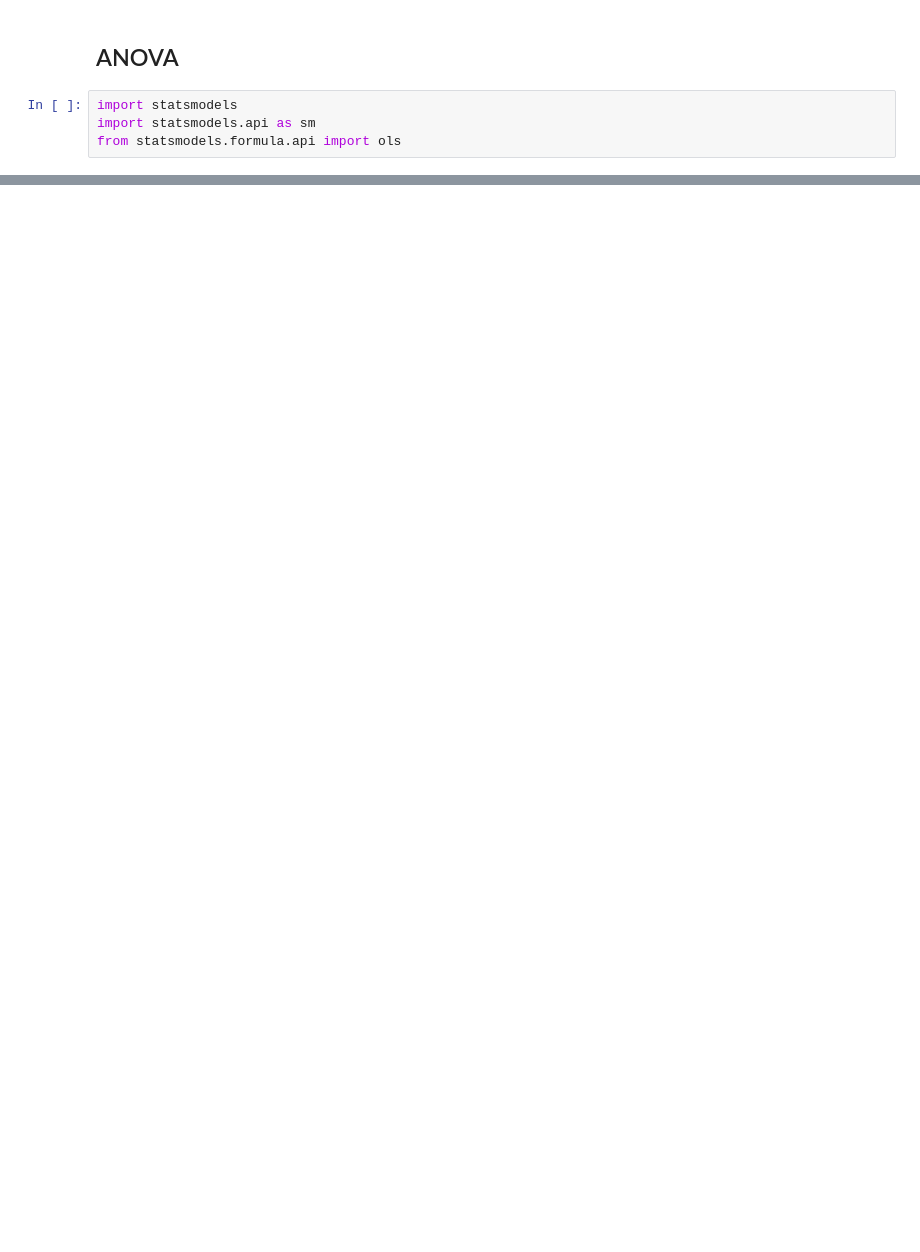
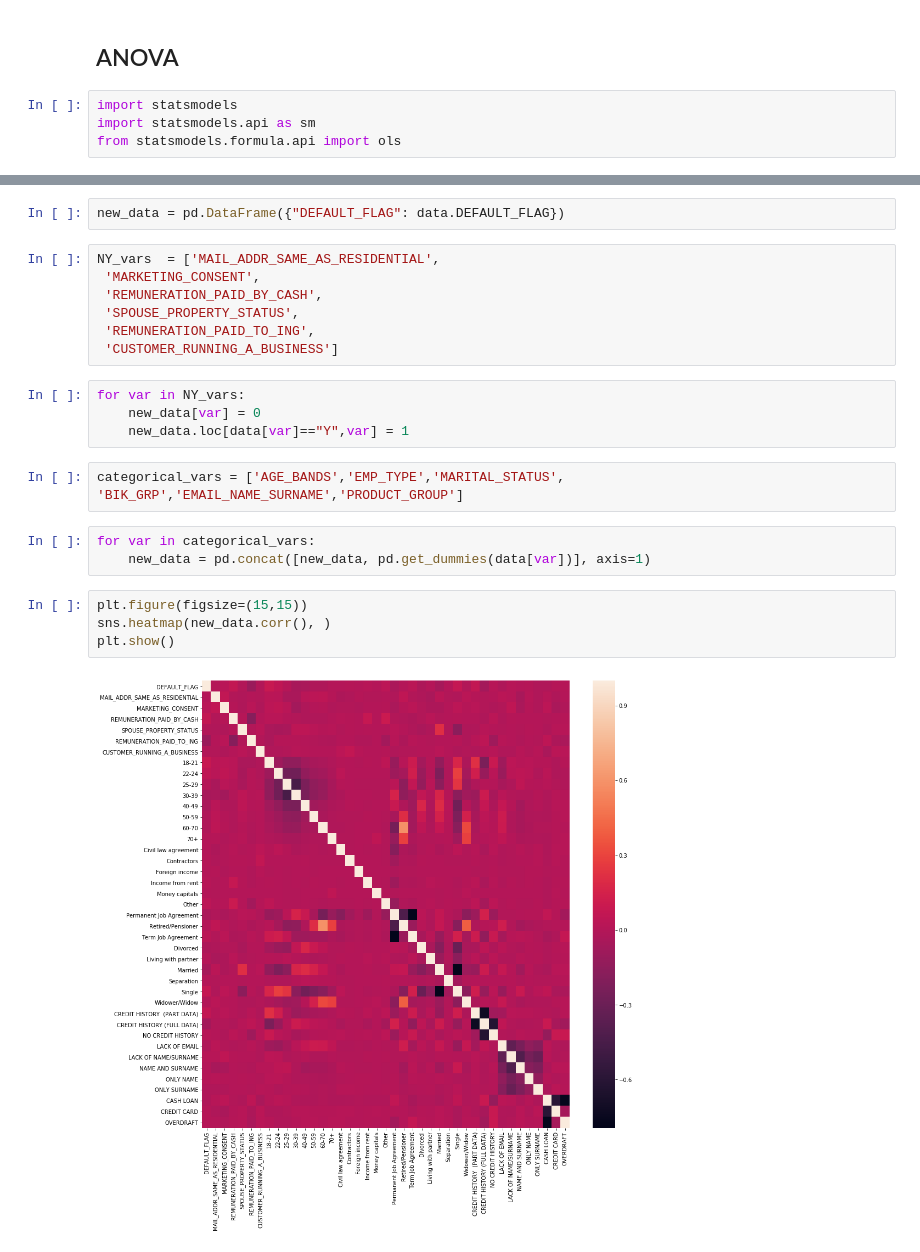
Before and after one commit to tasuki/TeamNameING, a Jupyter notebook: notebooks/Tom.ipynb, the cells around one changed output, grey strips where cells are left out. Drawn from its saved outputs; the diff is of its cells as text; blank space fills up the shorter version.

```diff
--- a/notebooks/Tom.ipynb
+++ b/notebooks/Tom.ipynb
@@ -178,0 +218,24 @@ from statsmodels.formula.api import ols
+# %%
+new_data = pd.DataFrame({"DEFAULT_FLAG": data.DEFAULT_FLAG})
+# %%
+NY_vars  = ['MAIL_ADDR_SAME_AS_RESIDENTIAL',
+ 'MARKETING_CONSENT',
+ 'REMUNERATION_PAID_BY_CASH',
+ 'SPOUSE_PROPERTY_STATUS',
+ 'REMUNERATION_PAID_TO_ING',
+ 'CUSTOMER_RUNNING_A_BUSINESS']
+# %%
+for var in NY_vars:
+    new_data[var] = 0
+    new_data.loc[data[var]=="Y",var] = 1
+# %%
+categorical_vars = ['AGE_BANDS','EMP_TYPE','MARITAL_STATUS', 'BIK_GRP','EMAIL_NAME_SURNAME','PRODUCT_GROUP']
+# %%
+for var in categorical_vars:
+    new_data = pd.concat([new_data, pd.get_dummies(data[var])], axis=1)
+# %%
+plt.figure(figsize=(15,15))
+sns.heatmap(new_data.corr(), )
+plt.show()
+# %% [output]
+[figure, added]
```
Also changed, not shown: parts of 13 cells of this notebook, 1 other file.
